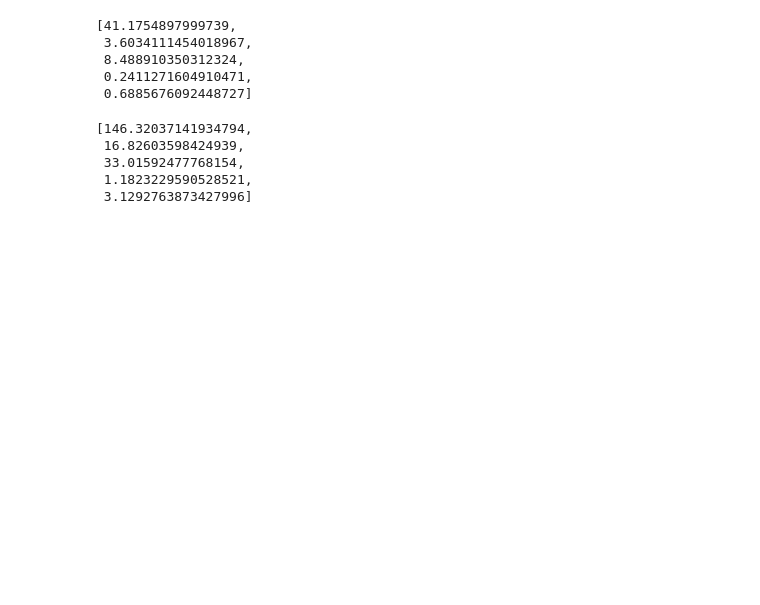
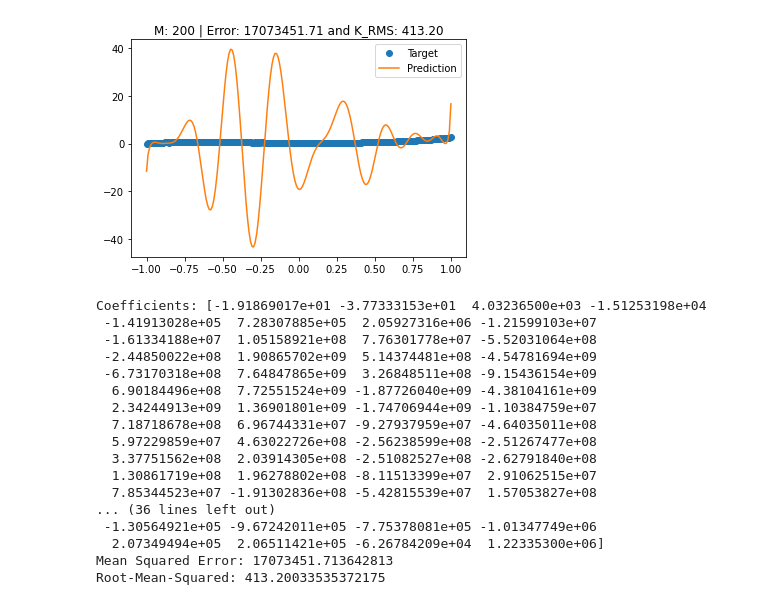
Before and after one commit to lorenzom222/Polyhunt, a Jupyter notebook: final_polyhunt.ipynb, the cells around one changed output. Drawn from its saved outputs; the diff is of its cells as text; code cells hidden in the pictures; blank space fills up the shorter version.

```diff
--- a/final_polyhunt.ipynb
+++ b/final_polyhunt.ipynb
@@ -261,31 +278,48 @@ def plot_tt_k(x, t, m, ratio, k):
 # %%
-input = load_data("sampleData/Z")
+input = load_data("sampleData/X")
 X, t = input
-M =40
+X = np.array(X)
+t = np.array(t)
+
+M =200
 k = 5
-ratio = 7/10
-fit = solve_curve_fitting_k(X, t, M,k)
+gamma = 0.0
+fit = solve_curve_fitting_k(X, t, M,k,gamma)
 w = fit[0]
 y = fit[1]
 error = fit[2]
 rms = fit[3]
 avg_error = fit[4]
 k_rms = fit[5]
 errorlist = fit[6]
 error_TRAINlist = fit[8]
+plt.plot(X, t, 'o', label='Target')
+plt.plot(X, y, '-', label='Prediction')
+plt.legend()
+plt.title('M: {:.0f}'.format(M)+' | Error: {:.2f}'.format(avg_error) + ' and K_RMS: {:.2f}'.format(k_rms))
+plt.show()
+
+
+print('Coefficients:', w)
+# print('Predicted values:', y)
+print('Mean Squared Error:', avg_error)
+print('Root-Mean-Squared:', k_rms)
+# %% [output]
+[figure, added]
+Coefficients: [-1.91869017e+01 -3.77333153e+01  4.03236500e+03 -1.51253198e+04
+ -1.41913028e+05  7.28307885e+05  2.05927316e+06 -1.21599103e+07
+ -1.61334188e+07  1.05158921e+08  7.76301778e+07 -5.52031064e+08
+ -2.44850022e+08  1.90865702e+09  5.14374481e+08 -4.54781694e+09
+ -6.73170318e+08  7.64847865e+09  3.26848511e+08 -9.15436154e+09
+  6.90184496e+08  7.72551524e+09 -1.87726040e+09 -4.38104161e+09
+  2.34244913e+09  1.36901801e+09 -1.74706944e+09 -1.10384759e+07
+  7.18718678e+08  6.96744331e+07 -9.27937959e+07 -4.64035011e+08
+  5.97229859e+07  4.63022726e+08 -2.56238599e+08 -2.51267477e+08
+  3.37751562e+08  2.03914305e+08 -2.51082527e+08 -2.62791840e+08
+  1.30861719e+08  1.96278802e+08 -8.11513399e+07  2.91062515e+07
+  7.85344523e+07 -1.91302836e+08 -5.42815539e+07  1.57053827e+08
+... (36 lines left out)
+ -1.30564921e+05 -9.67242011e+05 -7.75378081e+05 -1.01347749e+06
+  2.07349494e+05  2.06511421e+05 -6.26784209e+04  1.22335300e+06]
+Mean Squared Error: 17073451.713642813
+Root-Mean-Squared: 413.20033535372175
-# %%
-errorlist
-# %% [output]
-[41.1754897999739,
- 3.6034111454018967,
- 8.488910350312324,
- 0.2411271604910471,
- 0.6885676092448727]
-# %%
-error_TRAINlist
-# %% [output]
-[146.32037141934794,
- 16.82603598424939,
- 33.01592477768154,
- 1.1823229590528521,
- 3.1292763873427996]
```
Also changed, not shown: parts of 9 cells of this notebook, 3 other files.
